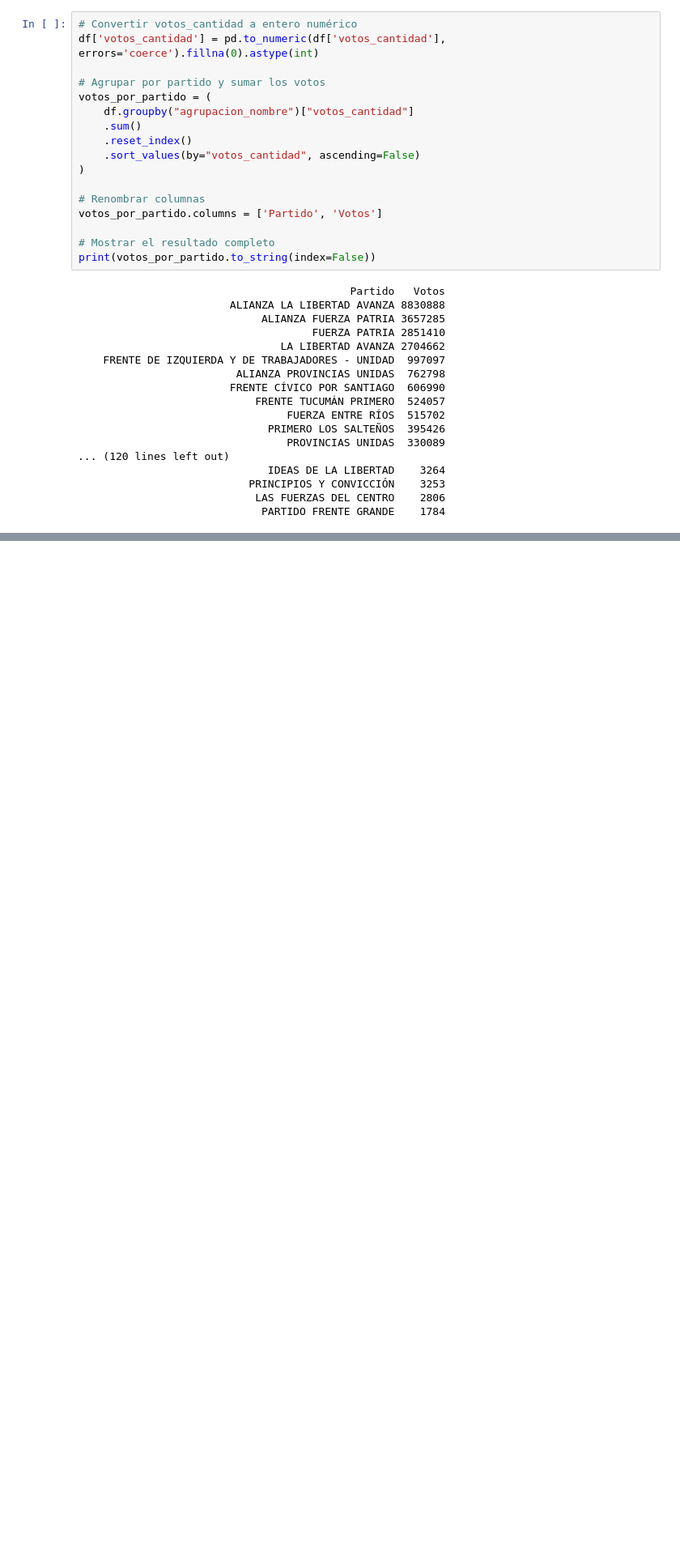
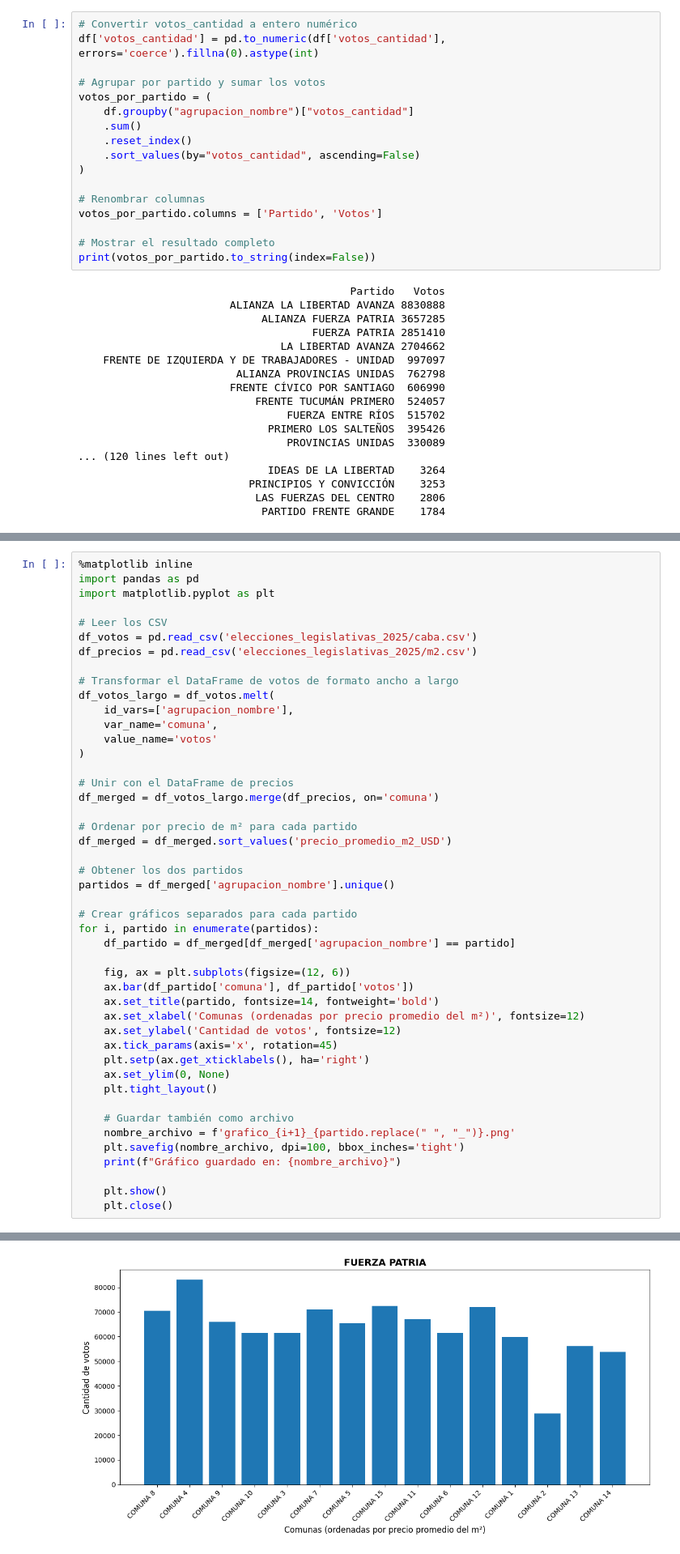
Before and after one commit to Facundolasserre/TP-infovis, a Jupyter notebook: elecciones2025.ipynb, the cells around one changed output, grey strips where cells are left out. Shown: that part at 81% size. Cells and saved outputs as stored; diff of their text form; blank space fills up the shorter version.

```diff
--- a/elecciones2025.ipynb
+++ b/elecciones2025.ipynb
@@ -124,0 +204,47 @@ print(votos_por_partido.to_string(index=False))
+# %%
+%matplotlib inline
+import pandas as pd
+import matplotlib.pyplot as plt
+
+# Leer los CSV
+df_votos = pd.read_csv('elecciones_legislativas_2025/caba.csv')
+df_precios = pd.read_csv('elecciones_legislativas_2025/m2.csv')
+
+# Transformar el DataFrame de votos de formato ancho a largo
+df_votos_largo = df_votos.melt(
+    id_vars=['agrupacion_nombre'],
+    var_name='comuna',
+    value_name='votos'
+)
+
+# Unir con el DataFrame de precios
+df_merged = df_votos_largo.merge(df_precios, on='comuna')
+
+# Ordenar por precio de m² para cada partido
+df_merged = df_merged.sort_values('precio_promedio_m2_USD')
+
+# Obtener los dos partidos
+partidos = df_merged['agrupacion_nombre'].unique()
+
+# Crear gráficos separados para cada partido
+for i, partido in enumerate(partidos):
+    df_partido = df_merged[df_merged['agrupacion_nombre'] == partido]
+
+    fig, ax = plt.subplots(figsize=(12, 6))
+    ax.bar(df_partido['comuna'], df_partido['votos'])
+    ax.set_title(partido, fontsize=14, fontweight='bold')
+    ax.set_xlabel('Comunas (ordenadas por precio promedio del m²)', fontsize=12)
+    ax.set_ylabel('Cantidad de votos', fontsize=12)
+    ax.tick_params(axis='x', rotation=45)
+    plt.setp(ax.get_xticklabels(), ha='right')
+    ax.set_ylim(0, None)
+    plt.tight_layout()
+
+    # Guardar también como archivo
+    nombre_archivo = f'grafico_{i+1}_{partido.replace(" ", "_")}.png'
+    plt.savefig(nombre_archivo, dpi=100, bbox_inches='tight')
+    print(f"Gráfico guardado en: {nombre_archivo}")
+
+    plt.show()
+    plt.close()
+# %% [output]
@@ -124,0 +252 @@ print(votos_por_partido.to_string(index=False))
+[figure, added]
```
Also changed, not shown: parts of 4 cells of this notebook, 2 other files.
